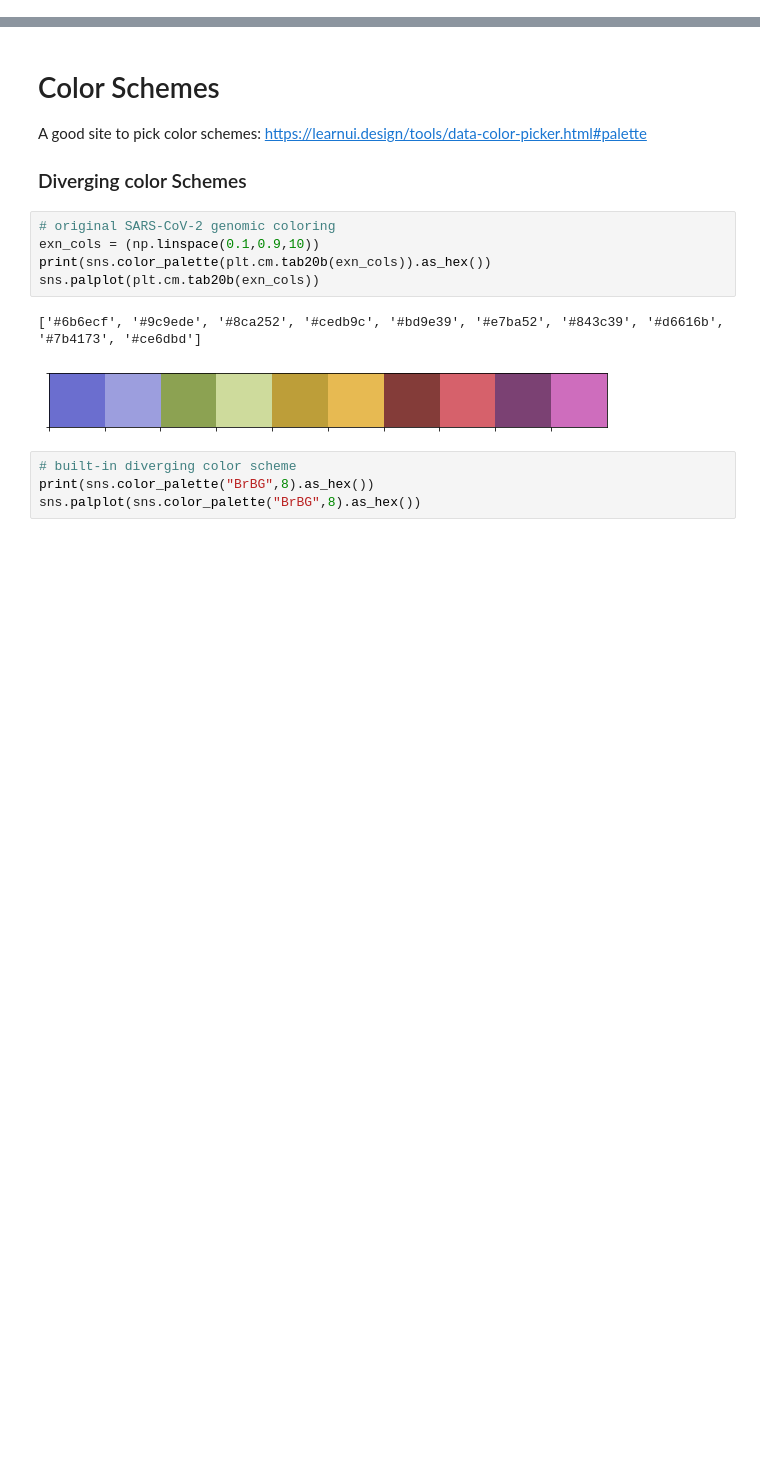
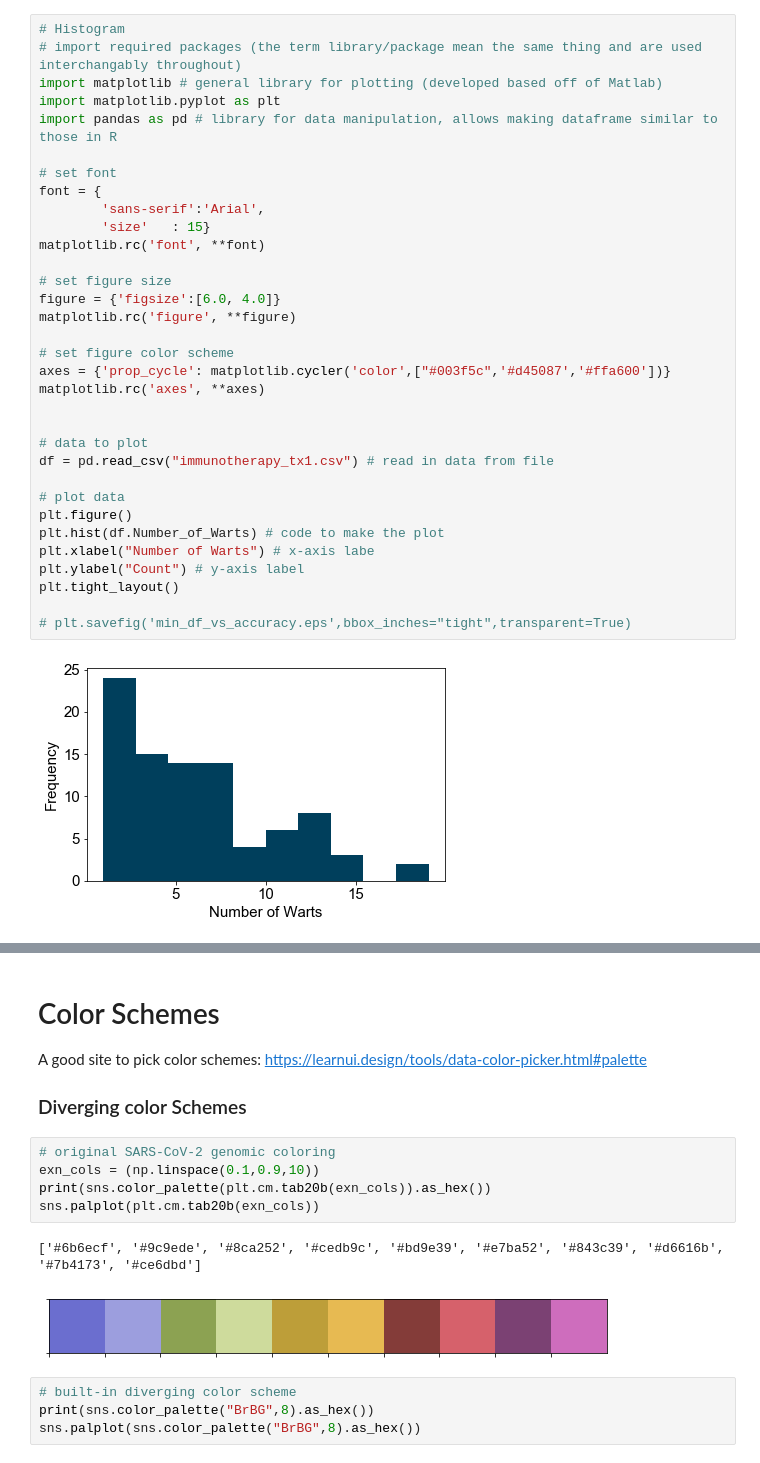
Before and after one commit to kmonopoli/data_visualization, a Jupyter notebook: data_vis_examples.ipynb, the cells around one changed output, grey strips where cells are left out. Drawn from its saved outputs; the diff is of its cells as text; blank space fills up the shorter version.

```diff
--- a/data_vis_examples.ipynb
+++ b/data_vis_examples.ipynb
@@ -18,0 +162,35 @@ import seaborn as sns
+# %%
+# Histogram
+# import required packages (the term library/package mean the same thing and are used interchangably throughout)
+import matplotlib # general library for plotting (developed based off of Matlab)
+import matplotlib.pyplot as plt
+import pandas as pd # library for data manipulation, allows making dataframe similar to those in R
+
+# set font
+font = {
+        'sans-serif':'Arial',
+        'size'   : 15}
+matplotlib.rc('font', **font)
+
+# set figure size
+figure = {'figsize':[6.0, 4.0]}
+matplotlib.rc('figure', **figure)
+
+# set figure color scheme
+axes = {'prop_cycle': matplotlib.cycler('color',["#003f5c",'#d45087','#ffa600'])}
+matplotlib.rc('axes', **axes)
+
+
+# data to plot
+df = pd.read_csv("immunotherapy_tx1.csv") # read in data from file
+
+# plot data
+plt.figure()
+plt.hist(df.Number_of_Warts) # code to make the plot
+plt.xlabel("Number of Warts") # x-axis labe
+plt.ylabel("Count") # y-axis label
+plt.tight_layout()
+
+# plt.savefig('min_df_vs_accuracy.eps',bbox_inches="tight",transparent=True)
+# %% [output]
+[figure, added]
```
Also changed, not shown: parts of 71 cells of this notebook, 5 other files.
